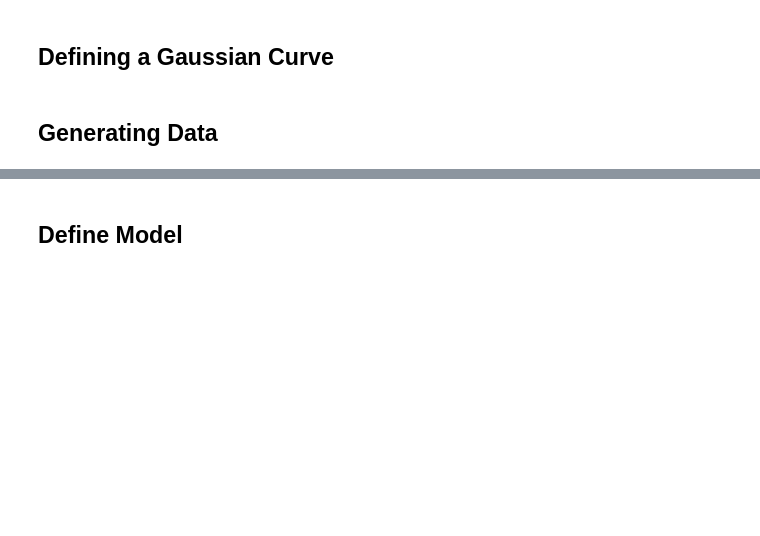
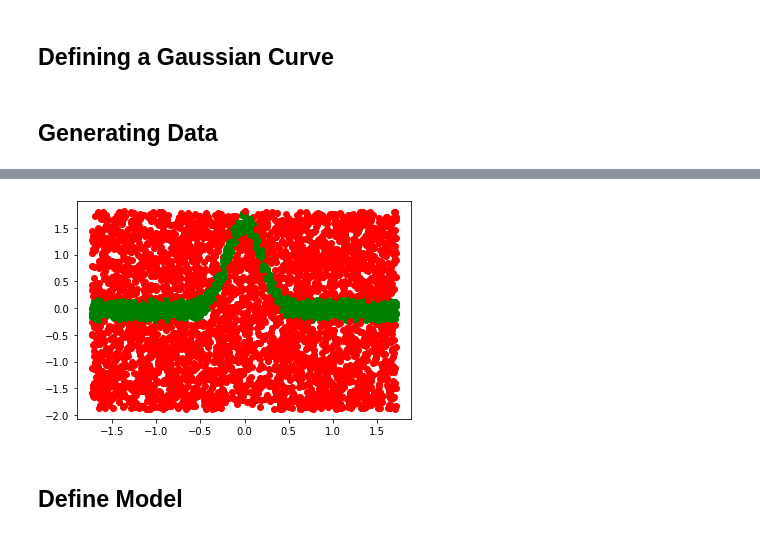
Before and after one commit to brenmcnamara/ML, a Jupyter notebook: projects/002/Torch.ipynb, the cells around one changed output, grey strips where cells are left out. Drawn from its saved outputs; the diff is of its cells as text; code cells hidden in the pictures; blank space fills up the shorter version.

```diff
--- a/projects/002/Torch.ipynb
+++ b/projects/002/Torch.ipynb
@@ -82,5 +83,8 @@ def normalizer(X0):
     def normalize(X):
         return (X - mean) / std
 
-    return normalize
+    def denormalize(X_norm):
+        return (X_norm * std) + mean
+
+    return normalize, denormalize
 # %%
@@ -104,9 +108,21 @@ plt.show()
 # %%
 # Downsample and normalize points
 points, labels = downsample(points, labels, c=2)
-normalize = normalizer(points)
+normalize, denormalize = normalizer(points)
 
 points = normalize(points)
+# %%
+# Let's make a plot to see where the curve is being drawn.
+# We will look at the first 5,000 points.
+
+for i in range(min(5000, points.shape[0])):
+    point = points[i, :]
+    label = labels[i]
+    plt.plot(point[0], point[1], 'go' if label == 1 else 'ro')
+
+plt.show()
+# %% [output]
+[figure, added]
 # %%
 # Split model into train / test sets.
 
```
Also changed, not shown: parts of 12 cells of this notebook.
